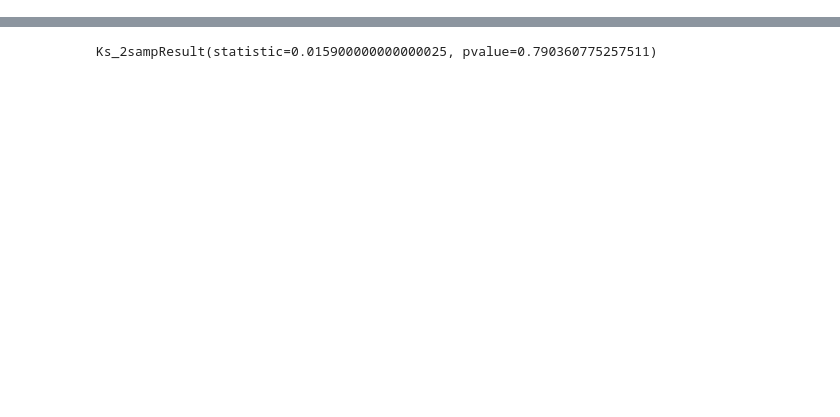
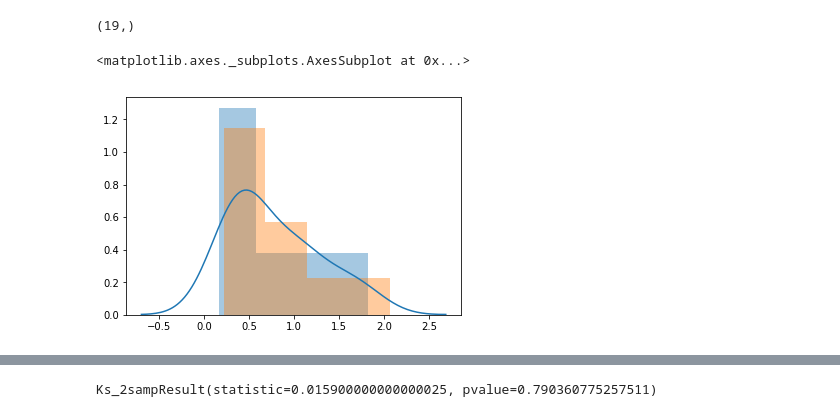
Before and after one commit to specktakel/hierarchical_nu, a Jupyter notebook: sandbox/sampling_bias.ipynb, the cells around one changed output, grey strips where cells are left out. Saved outputs shown, nothing was run; the diff lists cells and outputs as text; code cells hidden in the pictures; blank space fills up the shorter version.

```diff
--- a/sandbox/sampling_bias.ipynb
+++ b/sandbox/sampling_bias.ipynb
@@ -69,0 +80,10 @@ ax = pm.plot_posterior(trace)
+# %%
+np.log10(np.average(trace["e_true"], axis=0)).shape
+# %% [output]
+(19,)
+# %%
+sns.distplot(np.log10(np.average(trace["e_true"], axis=0)))
+sns.distplot(np.log10(e_true_det), kde=False, norm_hist=True)
+# %% [output]
+<matplotlib.axes._subplots.AxesSubplot at 0x...>
+[figure, added]
```
Also changed, not shown: parts of 9 cells of this notebook.
